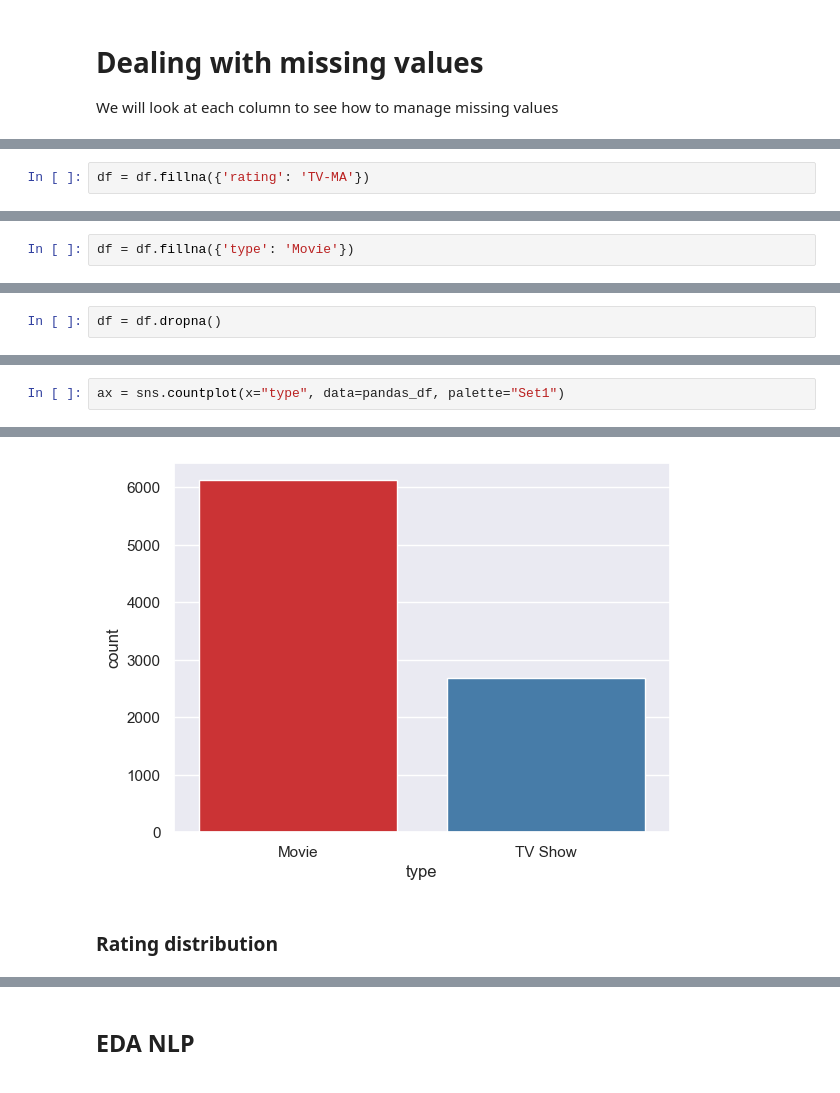
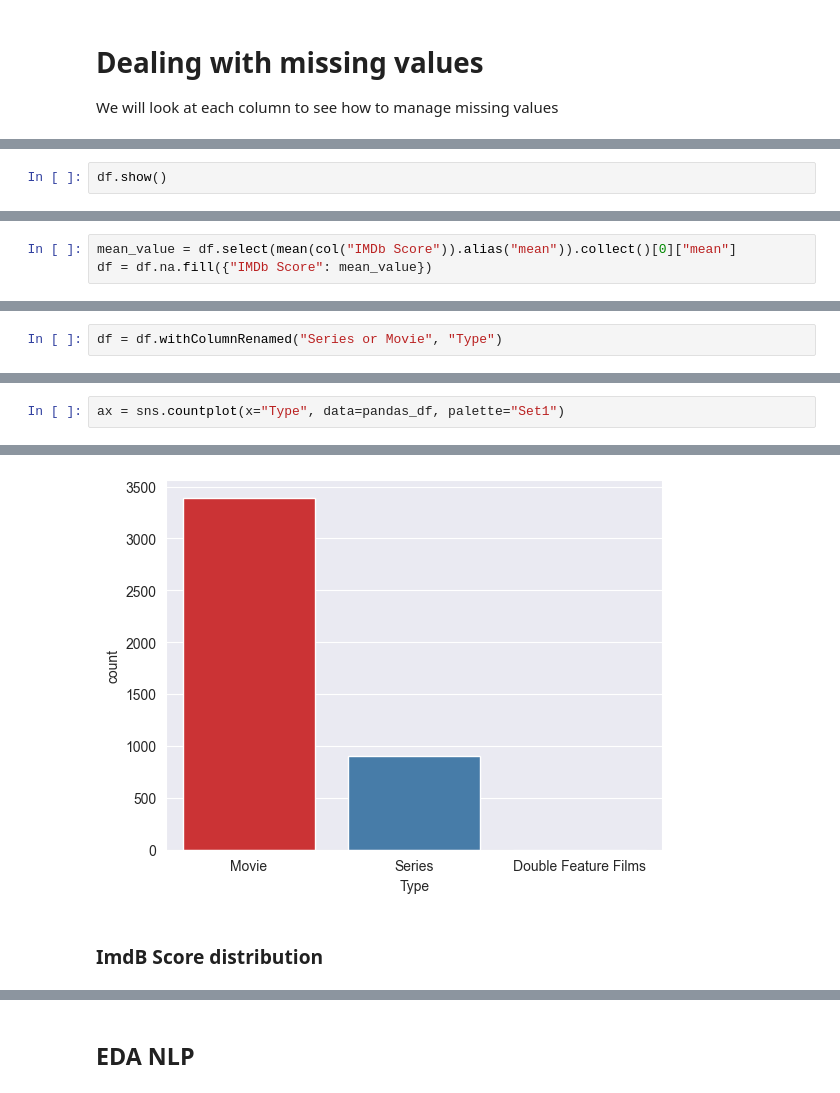
Before and after one commit to luckyman94/final-big-data-project, a Jupyter notebook: notebooks/eda_netflix.ipynb, the cells around one changed output, grey strips where cells are left out. Cells and saved outputs as stored; diff of their text form.

```diff
--- a/notebooks/eda_netflix.ipynb
+++ b/notebooks/eda_netflix.ipynb
@@ -147,2 +152,2 @@ df.groupBy("rating").count().orderBy("count", ascending=False).show()
 # %%
-df = df.fillna({'rating': 'TV-MA'})
+df.show()
@@ -162,2 +176,3 @@ df.groupBy("type").count().orderBy("count", ascending=False).show()
 # %%
-df = df.fillna({'type': 'Movie'})
+mean_value = df.select(mean(col("IMDb Score")).alias("mean")).collect()[0]["mean"]
+df = df.na.fill({"IMDb Score": mean_value})
@@ -166,2 +178,0 @@ df = df.fillna({'type': 'Movie'})
-# %%
-df = df.dropna()
@@ -172 +201,3 @@ False
+# %%
+df = df.withColumnRenamed("Series or Movie", "Type")
 # %% [markdown]
@@ -176,3 +217,3 @@ pandas_df = df.toPandas()
 # %%
-ax = sns.countplot(x="type", data=pandas_df, palette="Set1")
+ax = sns.countplot(x="Type", data=pandas_df, palette="Set1")
 # %% [output]
@@ -180,7 +221,7 @@ ax = sns.countplot(x="type", data=pandas_df, palette="Set1")
 
 Passing `palette` without assigning `hue` is deprecated and will be removed in v0.14.0. Assign the `x` variable to `hue` and set `legend=False` for the same effect.
-[figure, old version]
+[figure, new version]
 # %% [markdown]
-### Rating distribution
+### ImdB Score distribution
 # %%
 plt.figure(figsize=(10,6))
```
Also changed, not shown: parts of 30 cells of this notebook, 3 other files.
